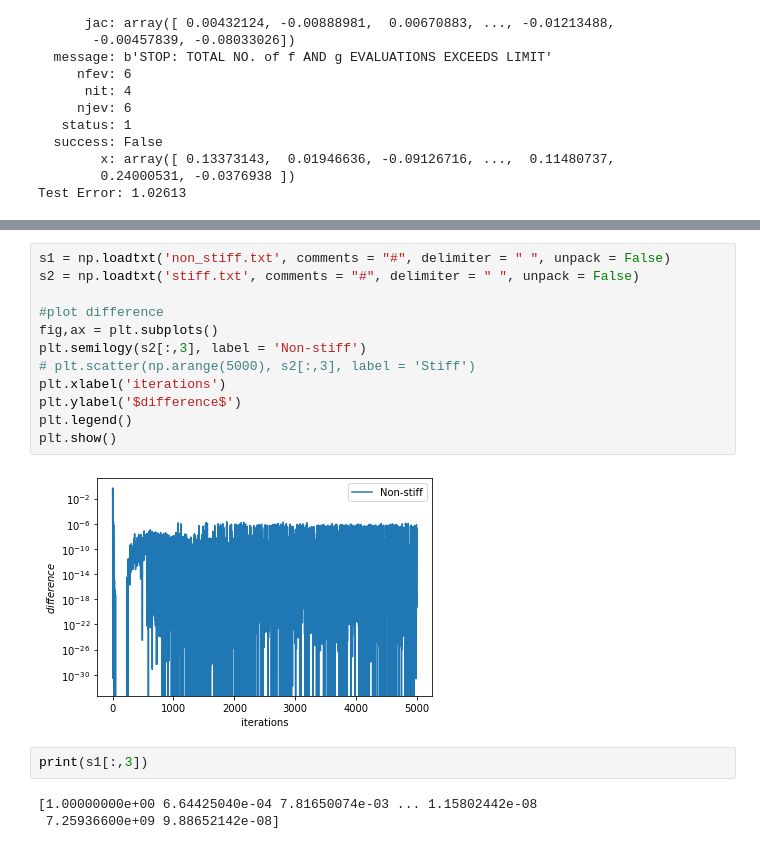
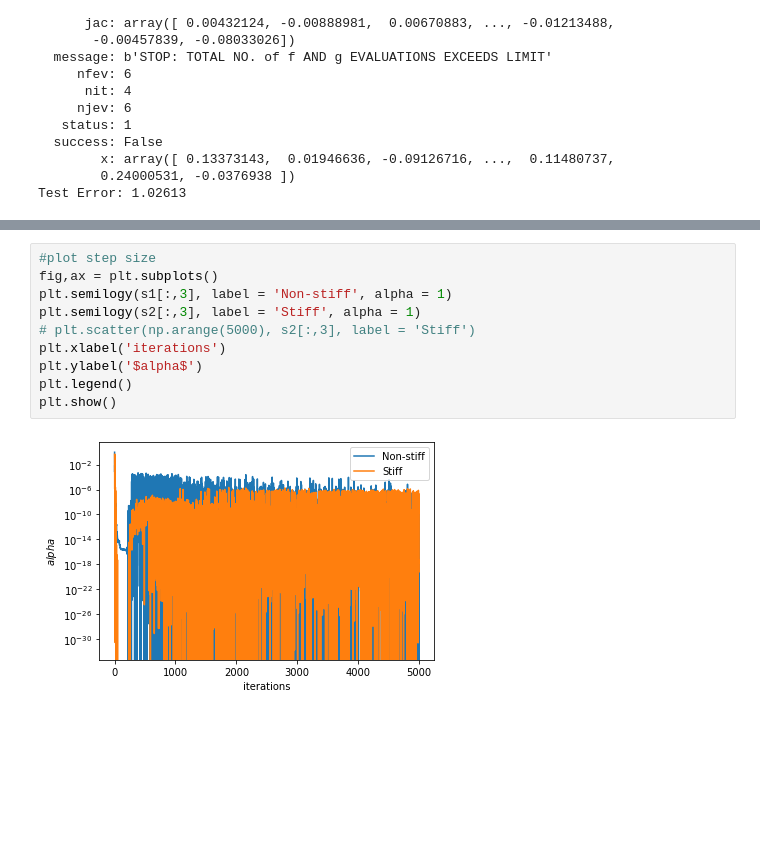
Before and after one commit to omniscientoctopus/Physics-Informed-Neural-Networks, a Jupyter notebook: Helmholtz Equation/prove stiffness/Helmholtz_Equation_custom-line search.ipynb, the cells around one changed output, grey strips where cells are left out. Saved outputs shown, nothing was run; the diff lists cells and outputs as text; blank space fills up the shorter version.

```diff
--- a/Helmholtz Equation/prove stiffness/Helmholtz_Equation_custom-line search.ipynb
+++ b/Helmholtz Equation/prove stiffness/Helmholtz_Equation_custom-line search.ipynb
@@ -511,19 +527,12 @@ Test Error: 1.02613
 # %%
-s1 = np.loadtxt('non_stiff.txt', comments = "#", delimiter = " ", unpack = False)
-s2 = np.loadtxt('stiff.txt', comments = "#", delimiter = " ", unpack = False)
-
-#plot difference
+#plot step size
 fig,ax = plt.subplots()
-plt.semilogy(s2[:,3], label = 'Non-stiff')
+plt.semilogy(s1[:,3], label = 'Non-stiff', alpha = 1)
+plt.semilogy(s2[:,3], label = 'Stiff', alpha = 1)
 # plt.scatter(np.arange(5000), s2[:,3], label = 'Stiff')
 plt.xlabel('iterations')
-plt.ylabel('$difference$')
+plt.ylabel('$alpha$')
 plt.legend()
 plt.show()
 # %% [output]
-[figure, old version]
+[figure, new version]
-# %%
-print(s1[:,3])
-# %% [output]
-[1.00000000e+00 6.64425040e-04 7.81650074e-03 ... 1.15802442e-08
- 7.25936600e+09 9.88652142e-08]
```
Also changed, not shown: parts of 2 cells of this notebook, 13 other files.
